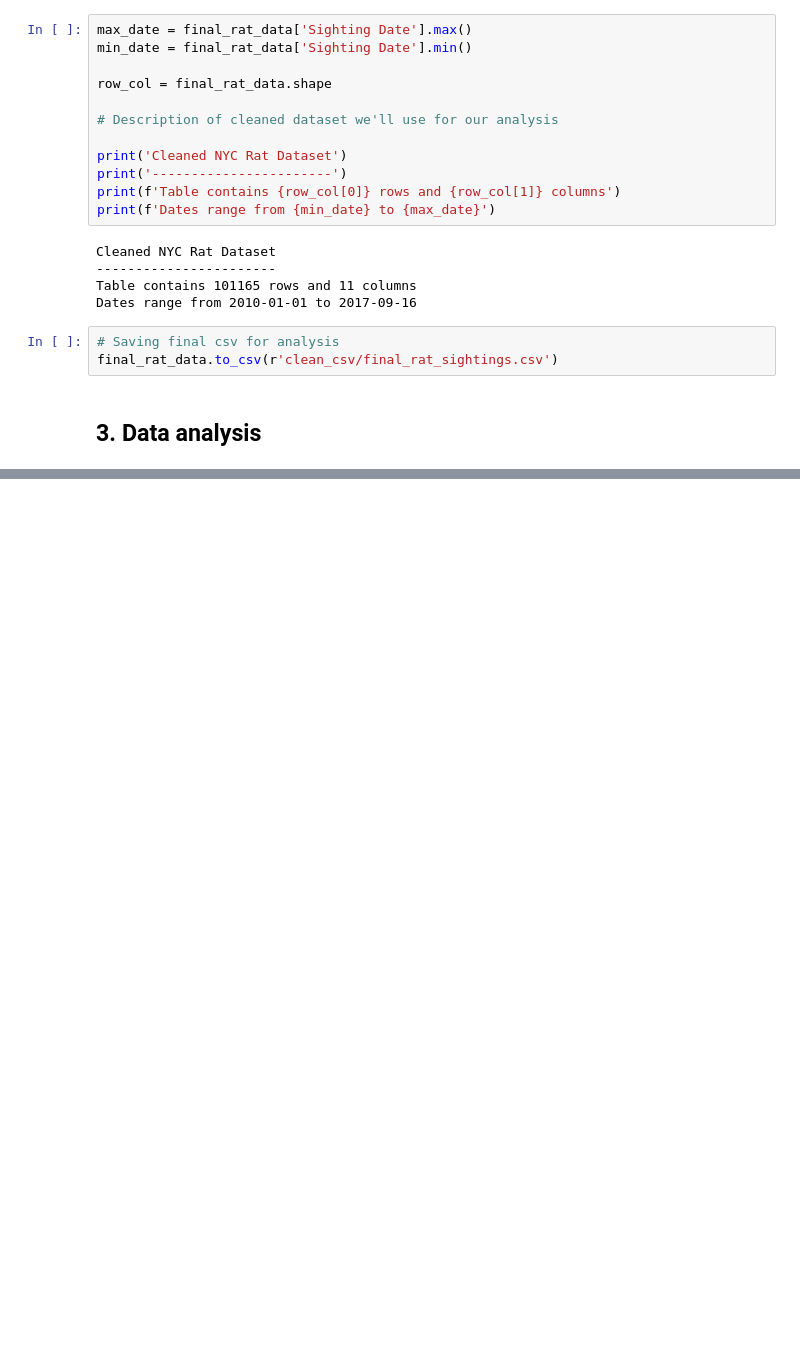
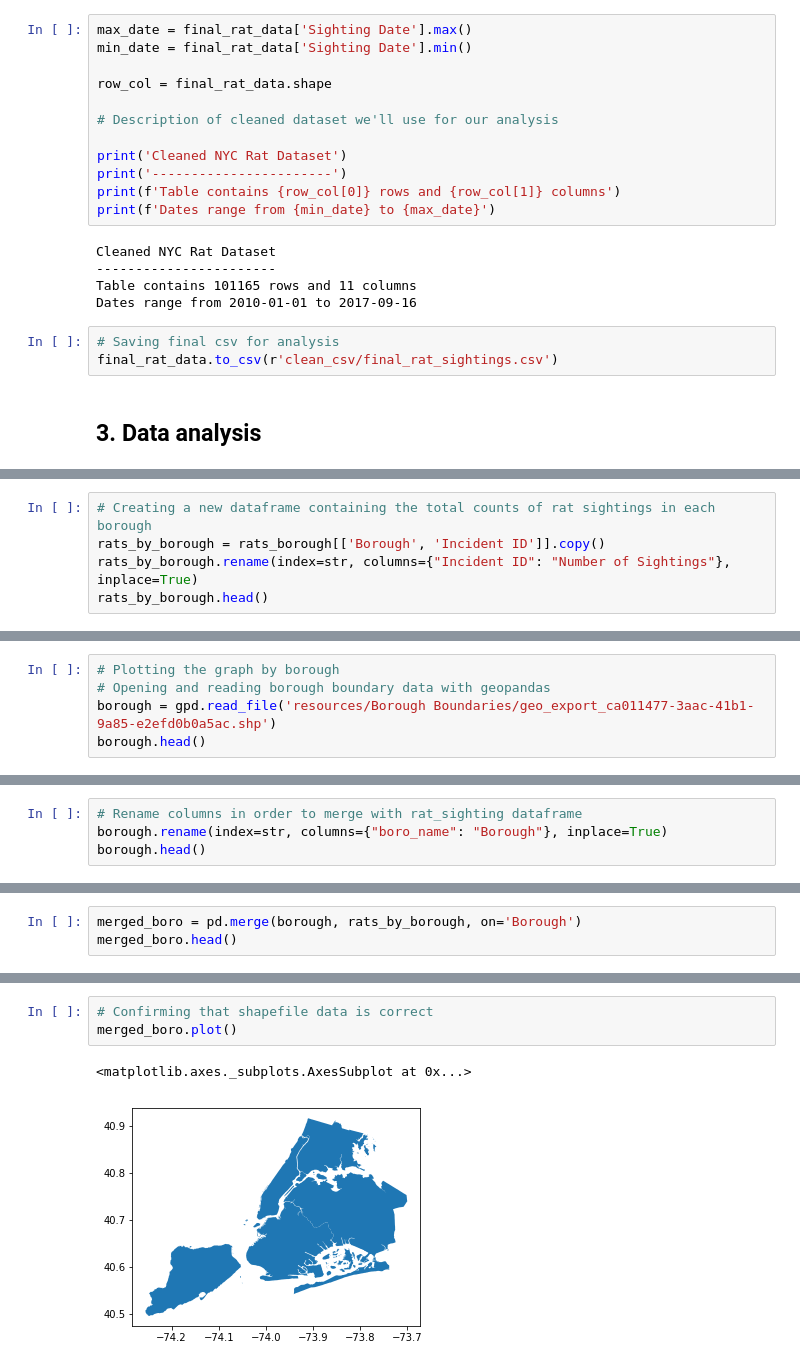
Before and after one commit to tiroger/nyc_rats, a Jupyter notebook: nyc_rat_sightings.ipynb, the cells around one changed output, grey strips where cells are left out. Drawn from its saved outputs; the diff is of its cells as text; blank space fills up the shorter version.

```diff
--- a/nyc_rat_sightings.ipynb
+++ b/nyc_rat_sightings.ipynb
@@ -273,0 +312,5 @@ final_rat_data.to_csv(r'clean_csv/final_rat_sightings.csv')
+# %%
+# Creating a new dataframe containing the total counts of rat sightings in each borough
+rats_by_borough = rats_borough[['Borough', 'Incident ID']].copy()
+rats_by_borough.rename(index=str, columns={"Incident ID": "Number of Sightings"}, inplace=True)
+rats_by_borough.head()
@@ -273,0 +423,5 @@ final_rat_data.to_csv(r'clean_csv/final_rat_sightings.csv')
+# %%
+# Plotting the graph by borough
+# Opening and reading borough boundary data with geopandas
+borough = gpd.read_file('resources/Borough Boundaries/geo_export_ca011477-3aac-41b1-9a85-e2efd0b0a5ac.shp')
+borough.head()
@@ -273,0 +435,4 @@ final_rat_data.to_csv(r'clean_csv/final_rat_sightings.csv')
+# %%
+# Rename columns in order to merge with rat_sighting dataframe
+borough.rename(index=str, columns={"boro_name": "Borough"}, inplace=True)
+borough.head()
@@ -273,0 +446,3 @@ final_rat_data.to_csv(r'clean_csv/final_rat_sightings.csv')
+# %%
+merged_boro = pd.merge(borough, rats_by_borough, on='Borough')
+merged_boro.head()
@@ -273,0 +456,6 @@ final_rat_data.to_csv(r'clean_csv/final_rat_sightings.csv')
+# %%
+# Confirming that shapefile data is correct
+merged_boro.plot()
+# %% [output]
+<matplotlib.axes._subplots.AxesSubplot at 0x...>
+[figure, added]
```
Also changed, not shown: parts of 18 cells of this notebook, 13 other files.
